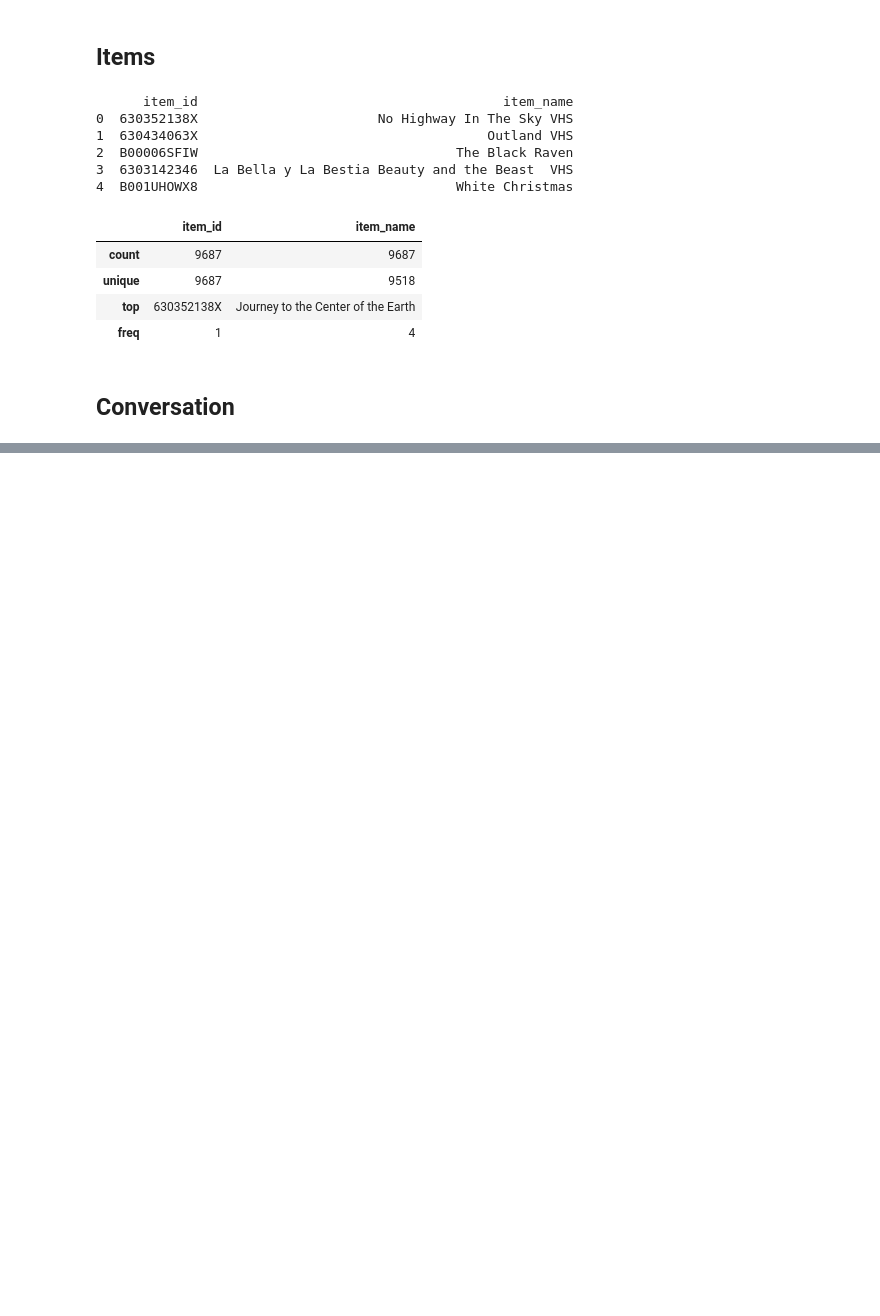
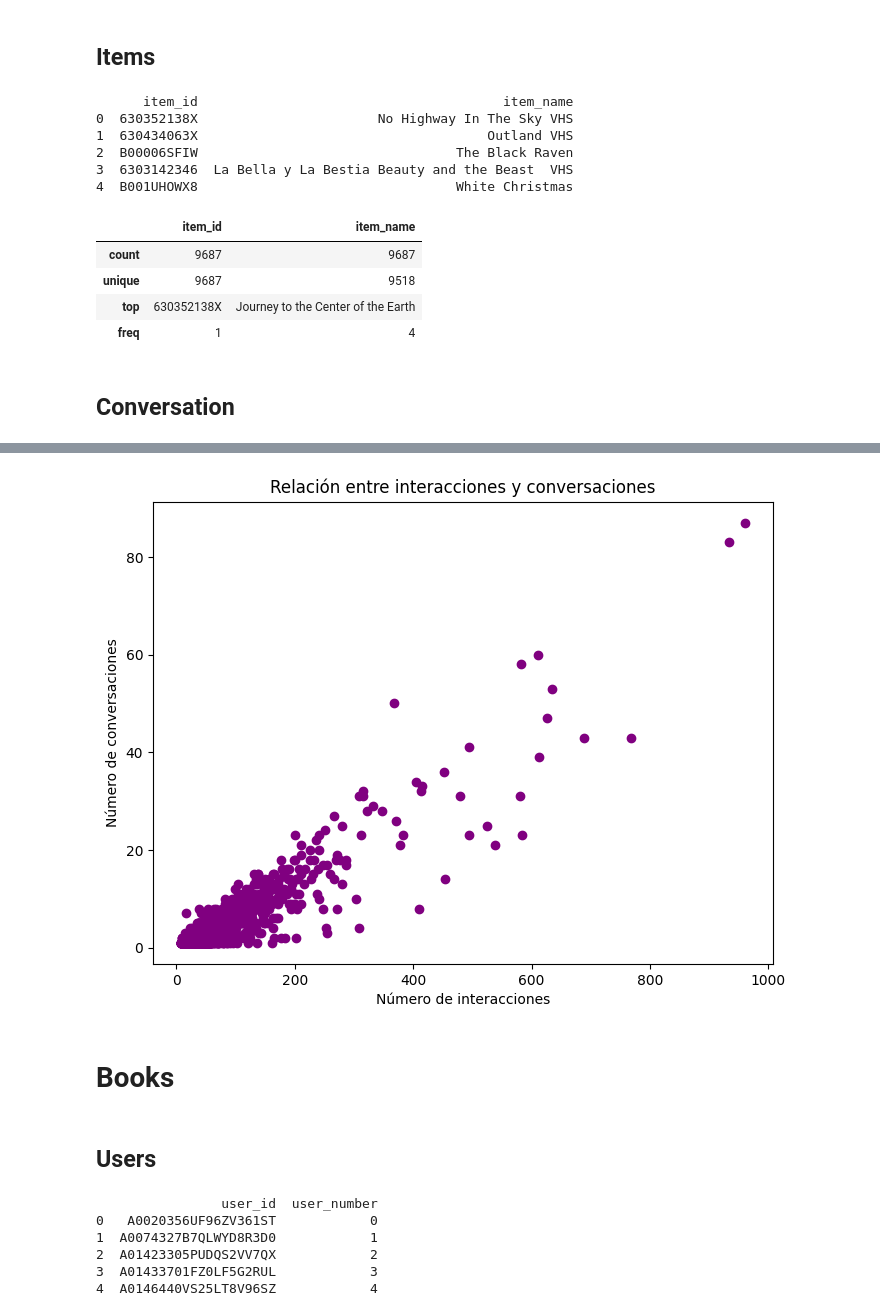
Before and after one commit to pedropalmav/proyecto-recsys, a Jupyter notebook: data/data_analysis.ipynb, the cells around one changed output, grey strips where cells are left out. Drawn from its saved outputs; the diff is of its cells as text; code cells hidden in the pictures; blank space fills up the shorter version.

```diff
--- a/data/data_analysis.ipynb
+++ b/data/data_analysis.ipynb
@@ -61,0 +232,25 @@ Archivo procesado y guardado como: Movies/Conversation.json
+# %%
+plt.figure(figsize=(8,6))
+plt.scatter(final_data['num_interactions'], final_data['num_conversations'], color='purple')
+plt.title('Relación entre interacciones y conversaciones')
+plt.xlabel('Número de interacciones')
+plt.ylabel('Número de conversaciones')
+plt.show()
+# %% [output]
+[figure, added]
+# %% [markdown]
+# Books
+# %% [markdown]
+## Users
+# %%
+user_data_books = pd.read_json('Books/user_ids.json', orient='index')
+user_data_books.reset_index(inplace=True)
+user_data_books.columns = ['user_id', 'user_number']
+print(user_data_books.head())
+# %% [output]
+                user_id  user_number
+0   A0020356UF96ZV361ST            0
+1  A0074327B7QLWYD8R3D0            1
+2  A01423305PUDQS2VV7QX            2
+3  A01433701FZ0LF5G2RUL            3
+4  A0146440VS25LT8V96SZ            4
```
Also changed, not shown: parts of 26 cells of this notebook.
